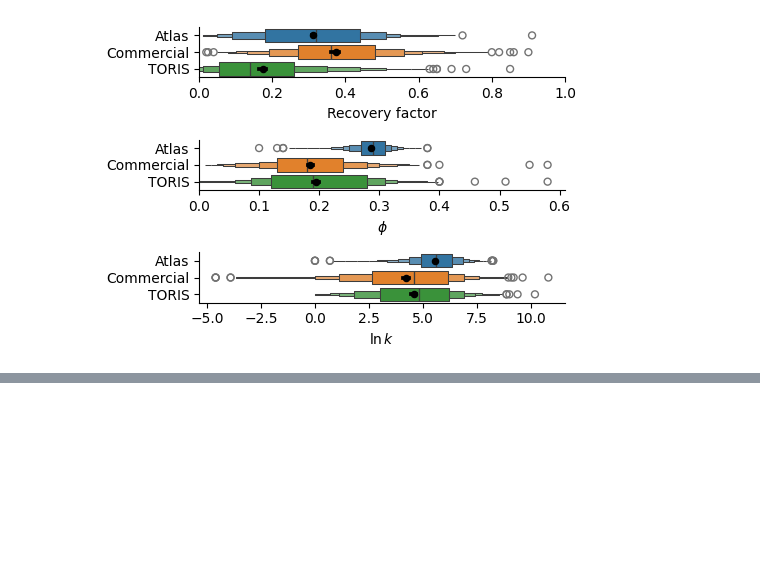
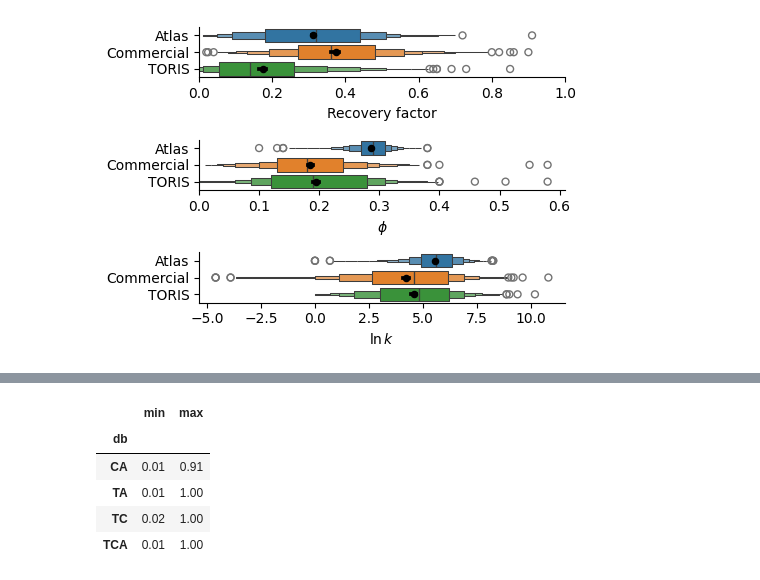
Before and after one commit to frank1010111/Estimating-RF-early-with-ML-classification, a Jupyter notebook: notebooks/figures1-2.ipynb, the cells around one changed output, grey strips where cells are left out. Drawn from its saved outputs; the diff is of its cells as text; code cells hidden in the pictures; blank space fills up the shorter version.

```diff
--- a/notebooks/figures1-2.ipynb
+++ b/notebooks/figures1-2.ipynb
@@ -111,0 +145,9 @@ fig.savefig("letter-value-plot-fig2.png", dpi=200, bbox_inches="tight")
+# %%
+full_data.groupby("db")["RECOVERY FACTOR"].agg(["min", "max"])
+# %% [output]
+|  | min | max |
+| db |  |  |
+| CA | 0.01 | 0.91 |
+| TA | 0.01 | 1.00 |
+| TC | 0.02 | 1.00 |
+| TCA | 0.01 | 1.00 |
```
Also changed, not shown: parts of 3 cells of this notebook.
